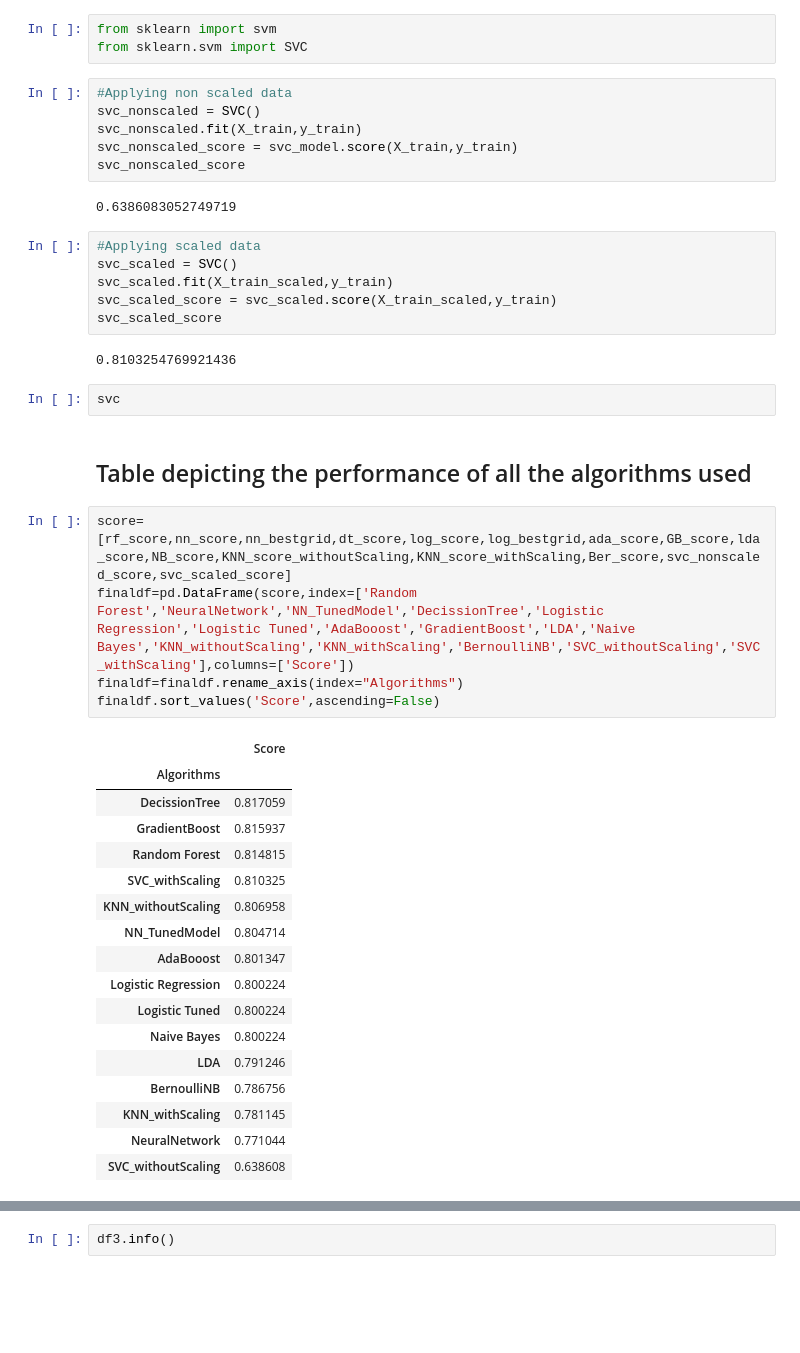
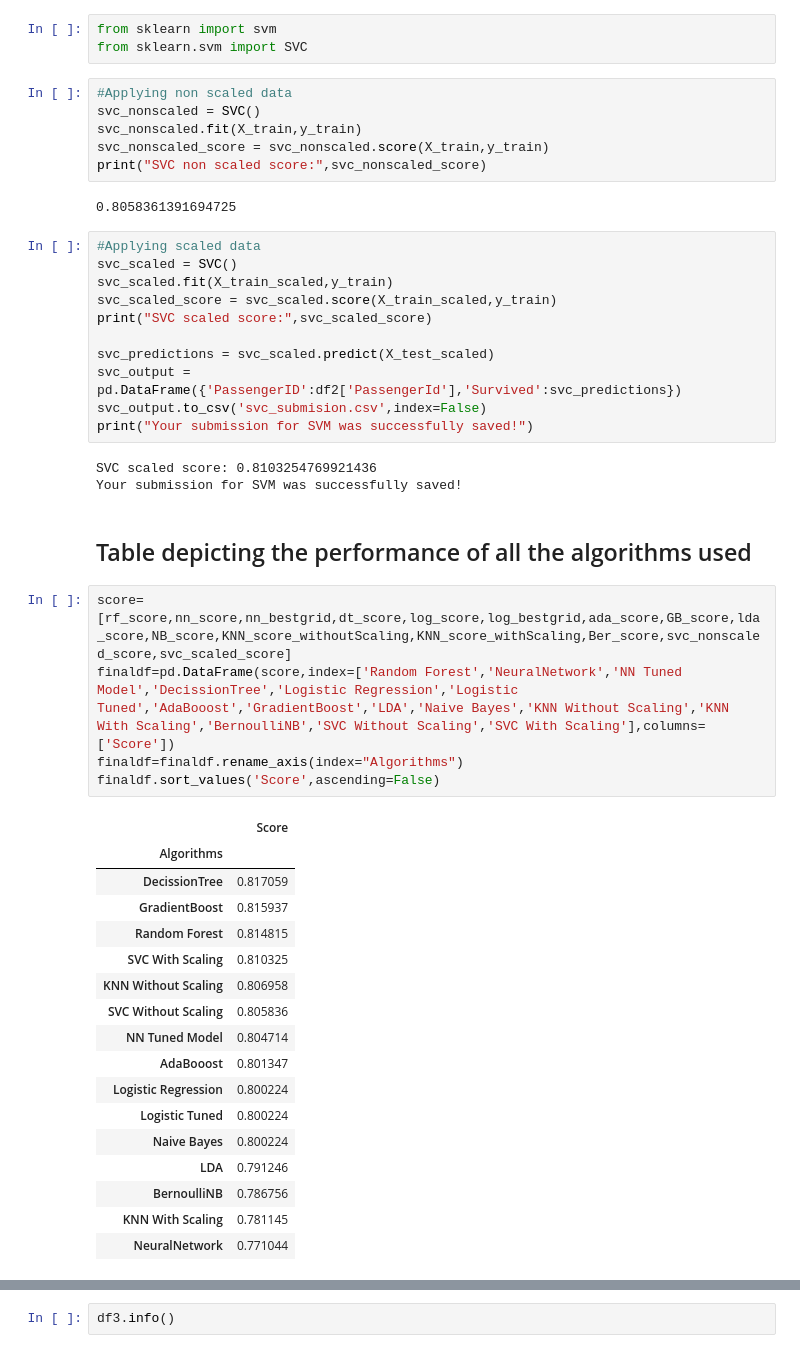
Before and after one commit to Nikhilreddy1/Titanic-passengers-survival-prediction, a Jupyter notebook: Titanic.ipynb, the cells around one changed output, grey strips where cells are left out. Drawn from its saved outputs; the diff is of its cells as text; blank space fills up the shorter version.

```diff
--- a/Titanic.ipynb
+++ b/Titanic.ipynb
@@ -999,42 +1012,46 @@ from sklearn.svm import SVC
 #Applying non scaled data
 svc_nonscaled = SVC()
 svc_nonscaled.fit(X_train,y_train)
-svc_nonscaled_score = svc_model.score(X_train,y_train)
-svc_nonscaled_score
+svc_nonscaled_score = svc_nonscaled.score(X_train,y_train)
+print("SVC non scaled score:",svc_nonscaled_score)
 # %% [output]
-0.6386083052749719
+0.8058361391694725
 # %%
 #Applying scaled data
 svc_scaled = SVC()
 svc_scaled.fit(X_train_scaled,y_train)
 svc_scaled_score = svc_scaled.score(X_train_scaled,y_train)
-svc_scaled_score
+print("SVC scaled score:",svc_scaled_score)
+
+svc_predictions = svc_scaled.predict(X_test_scaled)
+svc_output = pd.DataFrame({'PassengerID':df2['PassengerId'],'Survived':svc_predictions})
+svc_output.to_csv('svc_submision.csv',index=False)
+print("Your submission for SVM was successfully saved!")
 # %% [output]
-0.8103254769921436
+SVC scaled score: 0.8103254769921436
+Your submission for SVM was successfully saved!
-# %%
-svc
 # %% [markdown]
 ## Table depicting the performance of all the algorithms used
 # %%
 score=[rf_score,nn_score,nn_bestgrid,dt_score,log_score,log_bestgrid,ada_score,GB_score,lda_score,NB_score,KNN_score_withoutScaling,KNN_score_withScaling,Ber_score,svc_nonscaled_score,svc_scaled_score]
-finaldf=pd.DataFrame(score,index=['Random Forest','NeuralNetwork','NN_TunedModel','DecissionTree','Logistic Regression','Logistic Tuned','AdaBooost','GradientBoost','LDA','Naive Bayes','KNN_withoutScaling','KNN_withScaling','BernoulliNB','SVC_withoutScaling','SVC_withScaling'],columns=['Score'])
+finaldf=pd.DataFrame(score,index=['Random Forest','NeuralNetwork','NN Tuned Model','DecissionTree','Logistic Regression','Logistic Tuned','AdaBooost','GradientBoost','LDA','Naive Bayes','KNN Without Scaling','KNN With Scaling','BernoulliNB','SVC Without Scaling','SVC With Scaling'],columns=['Score'])
 finaldf=finaldf.rename_axis(index="Algorithms")
 finaldf.sort_values('Score',ascending=False)
 # %% [output]
 |  | Score |
 | Algorithms |  |
 | DecissionTree | 0.817059 |
 | GradientBoost | 0.815937 |
 | Random Forest | 0.814815 |
-| SVC_withScaling | 0.810325 |
-| KNN_withoutScaling | 0.806958 |
-| NN_TunedModel | 0.804714 |
+| SVC With Scaling | 0.810325 |
+| KNN Without Scaling | 0.806958 |
+| SVC Without Scaling | 0.805836 |
+| NN Tuned Model | 0.804714 |
 | AdaBooost | 0.801347 |
 | Logistic Regression | 0.800224 |
 | Logistic Tuned | 0.800224 |
 | Naive Bayes | 0.800224 |
 | LDA | 0.791246 |
 | BernoulliNB | 0.786756 |
-| KNN_withScaling | 0.781145 |
+| KNN With Scaling | 0.781145 |
 | NeuralNetwork | 0.771044 |
-| SVC_withoutScaling | 0.638608 |
```
Also changed, not shown: parts of 12 cells of this notebook.
